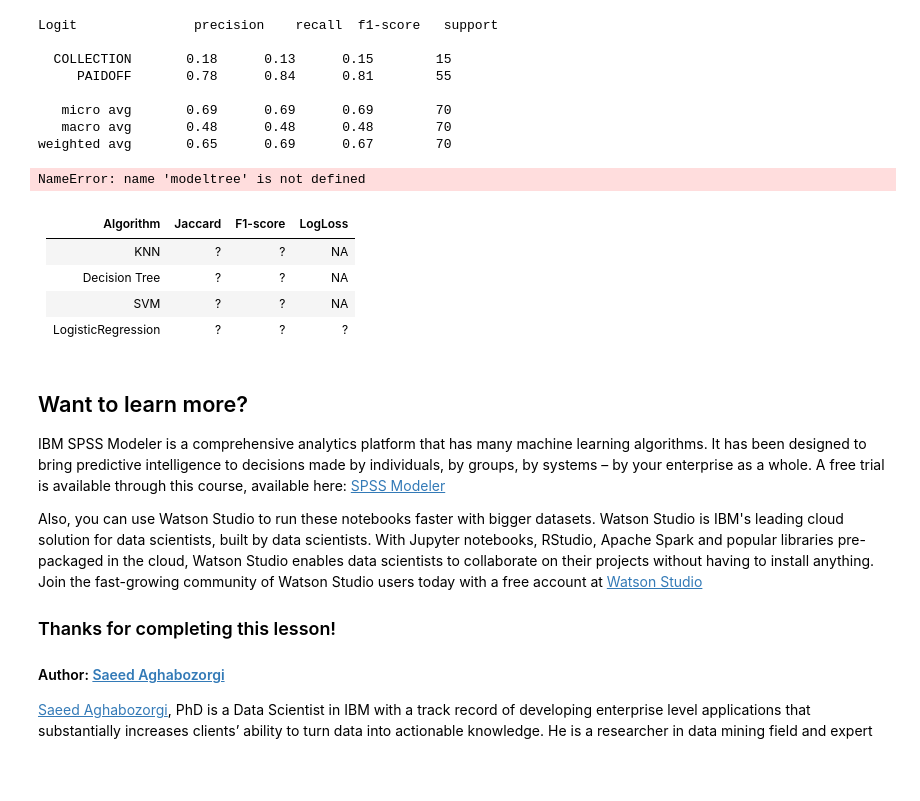
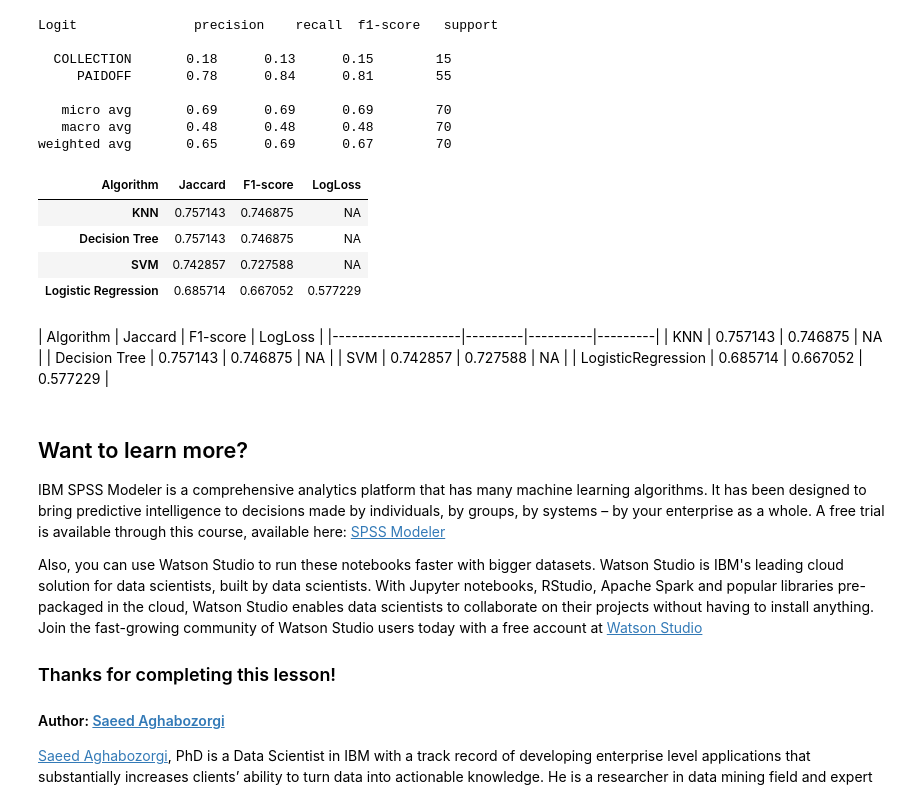
Before and after one commit to sirivennela67/Coursera_Project, a Jupyter notebook: Proj_Loan.ipynb, the cells around one changed output. Saved outputs shown, nothing was run; the diff lists cells and outputs as text; code cells hidden in the pictures; blank space fills up the shorter version.

```diff
--- a/Proj_Loan.ipynb
+++ b/Proj_Loan.ipynb
@@ -634,42 +634,46 @@ weighted avg       0.65      0.69      0.67        70
 knn_pred=neigh.predict(X_test)
 jc1=jaccard_similarity_score(y_test, knn_pred)
 fs1=f1_score(y_test, knn_pred, average='weighted')
 
-tree_pred=modeltree.predict(X_test)
+tree_pred=neigh.predict(X_test)
 jc2=jaccard_similarity_score(y_test, tree_pred)
 fs2=f1_score(y_test, tree_pred, average='weighted')
 
 svm_pred=clf.predict(X_test)
 jc3=jaccard_similarity_score(y_test, svm_pred)
 fs3=f1_score(y_test, svm_pred, average='weighted')
 
 log_pred=LR.predict(X_test)
 proba=LR.predict_proba(X_test)
 jc4=jaccard_similarity_score(y_test, log_pred)
 fs4=f1_score(y_test, log_pred, average='weighted')
 ll4=log_loss(y_test, proba)
 
 list_jc = [jc1, jc2, jc3, jc4]
 list_fs = [fs1, fs2, fs3, fs4]
 list_ll = ['NA', 'NA', 'NA', ll4]
 
 import pandas as pd
 # create the report format
 df = pd.DataFrame(list_jc, index=['KNN','Decision Tree','SVM','Logistic Regression'])
 df.columns = ['Jaccard']
 df.insert(loc=1, column='F1-score', value=list_fs)
 df.insert(loc=2, column='LogLoss', value=list_ll)
 df.columns.name = 'Algorithm'
 df
 # %% [output]
-NameError: name 'modeltree' is not defined
+| Algorithm | Jaccard | F1-score | LogLoss |
+| KNN | 0.757143 | 0.746875 | NA |
+| Decision Tree | 0.757143 | 0.746875 | NA |
+| SVM | 0.742857 | 0.727588 | NA |
+| Logistic Regression | 0.685714 | 0.667052 | 0.577229 |
 # %% [markdown]
 | Algorithm          | Jaccard | F1-score | LogLoss |
-|--------------------|---------|----------|---------|
-| KNN                | ?       | ?        | NA      |
-| Decision Tree      | ?       | ?        | NA      |
-| SVM                | ?       | ?        | NA      |
-| LogisticRegression | ?       | ?        | ?       |
+    |--------------------|---------|----------|---------|
+| KNN                | 0.757143       | 0.746875        | NA      |
+| Decision Tree      | 0.757143       | 0.746875        | NA      |
+| SVM                | 0.742857       | 0.727588        | NA      |
+| LogisticRegression | 0.685714       | 0.667052        | 0.577229       |
 # %% [markdown]
 <h2>Want to learn more?</h2>
 
```
Also changed, not shown: parts of 3 cells of this notebook.
